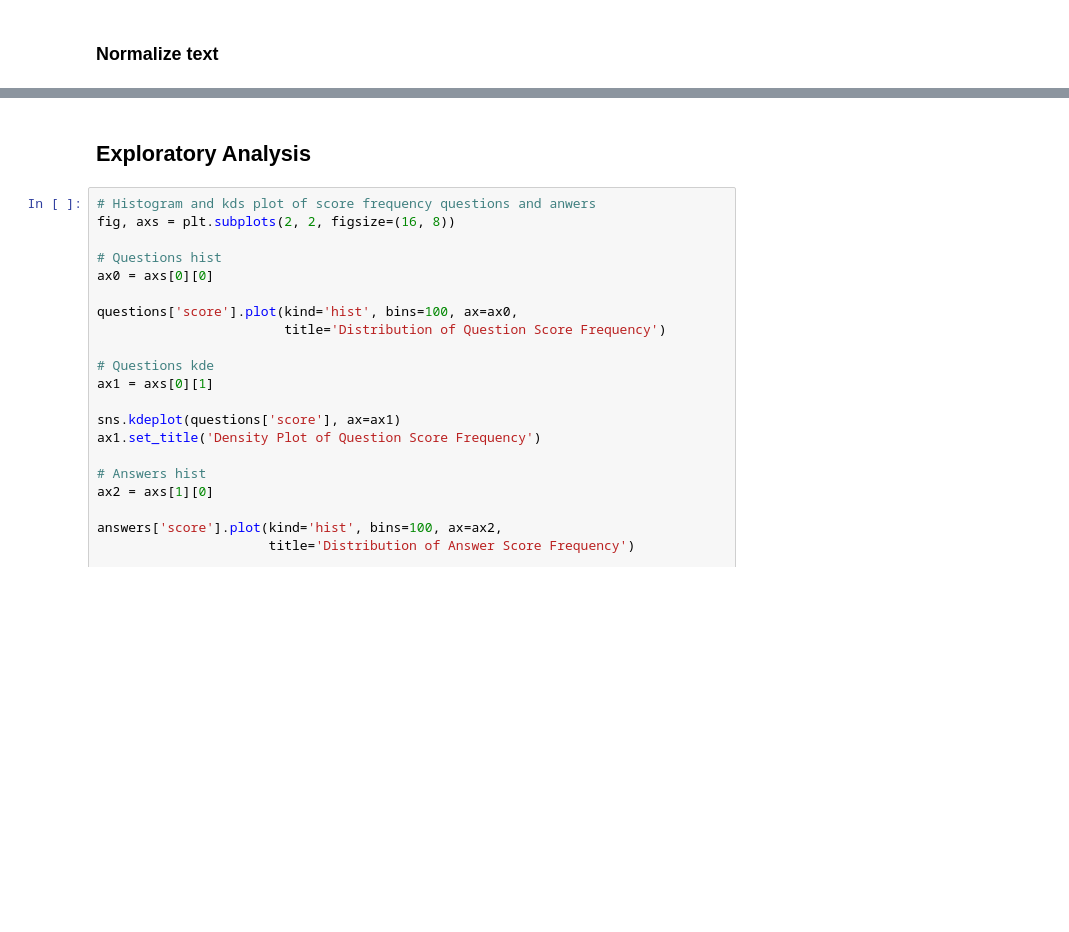
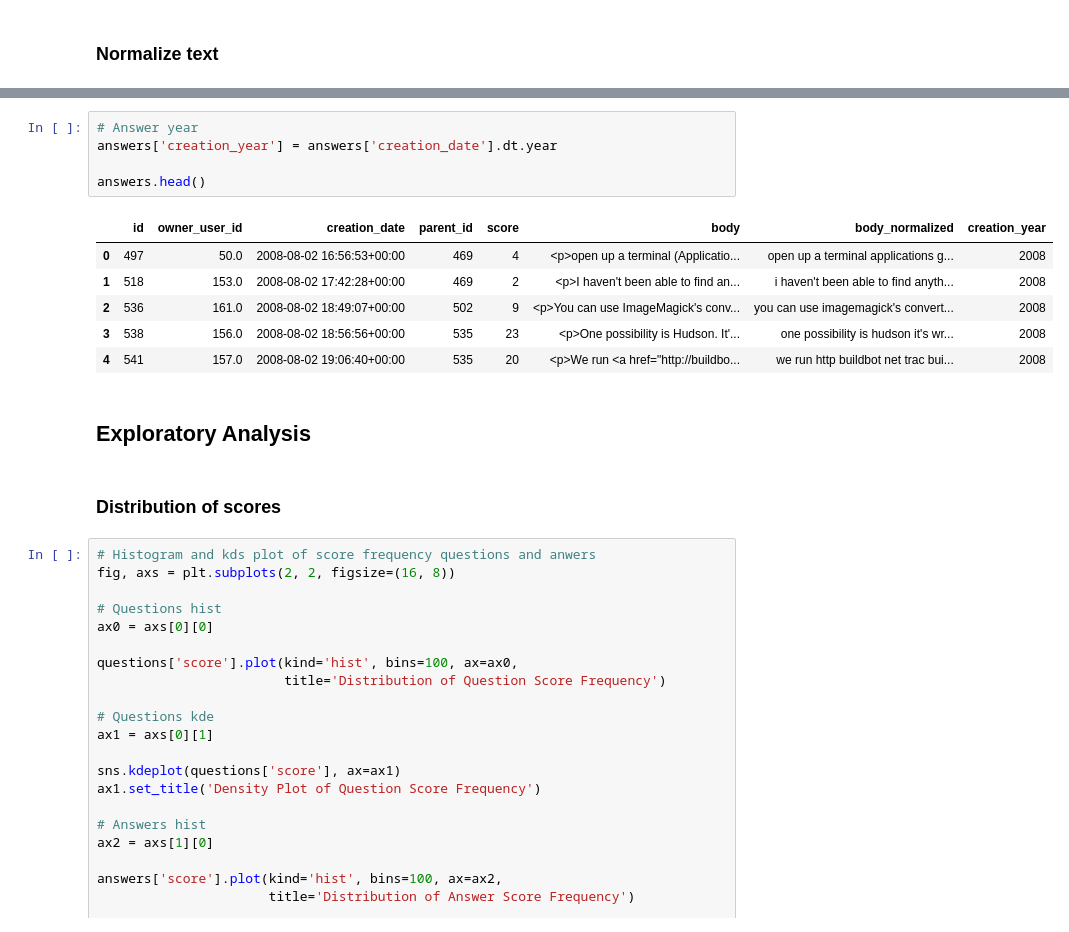
Before and after one commit to kellyshreeve/QA-Chatbot, a Jupyter notebook: Generative Answer Bot.ipynb, the cells around one changed output, grey strips where cells are left out. Drawn from its saved outputs; the diff is of its cells as text; blank space fills up the shorter version.

```diff
--- a/Generative Answer Bot.ipynb
+++ b/Generative Answer Bot.ipynb
@@ -128,5 +291,19 @@ Number of answer duplicates: 0
+# %%
+# Answer year
+answers['creation_year'] = answers['creation_date'].dt.year
+
+answers.head()
+# %% [output]
+|  | id | owner_user_id | creation_date | parent_id | score | body | body_normalized | creation_year |
+| 0 | 497 | 50.0 | 2008-08-02 16:56:53+00:00 | 469 | 4 | <p>open up a terminal (Applicatio... | open up a terminal applications g... | 2008 |
+| 1 | 518 | 153.0 | 2008-08-02 17:42:28+00:00 | 469 | 2 | <p>I haven't been able to find an... | i haven't been able to find anyth... | 2008 |
+| 2 | 536 | 161.0 | 2008-08-02 18:49:07+00:00 | 502 | 9 | <p>You can use ImageMagick's conv... | you can use imagemagick's convert... | 2008 |
+| 3 | 538 | 156.0 | 2008-08-02 18:56:56+00:00 | 535 | 23 | <p>One possibility is Hudson. It'... | one possibility is hudson it's wr... | 2008 |
+| 4 | 541 | 157.0 | 2008-08-02 19:06:40+00:00 | 535 | 20 | <p>We run <a href="http://buildbo... | we run http buildbot net trac bui... | 2008 |
 # %% [markdown]
 ## **Exploratory Analysis**
+# %% [markdown]
+### Distribution of scores
 # %%
 # Histogram and kds plot of score frequency questions and anwers
 fig, axs = plt.subplots(2, 2, figsize=(16, 8))
```
Also changed, not shown: parts of 19 cells of this notebook.
